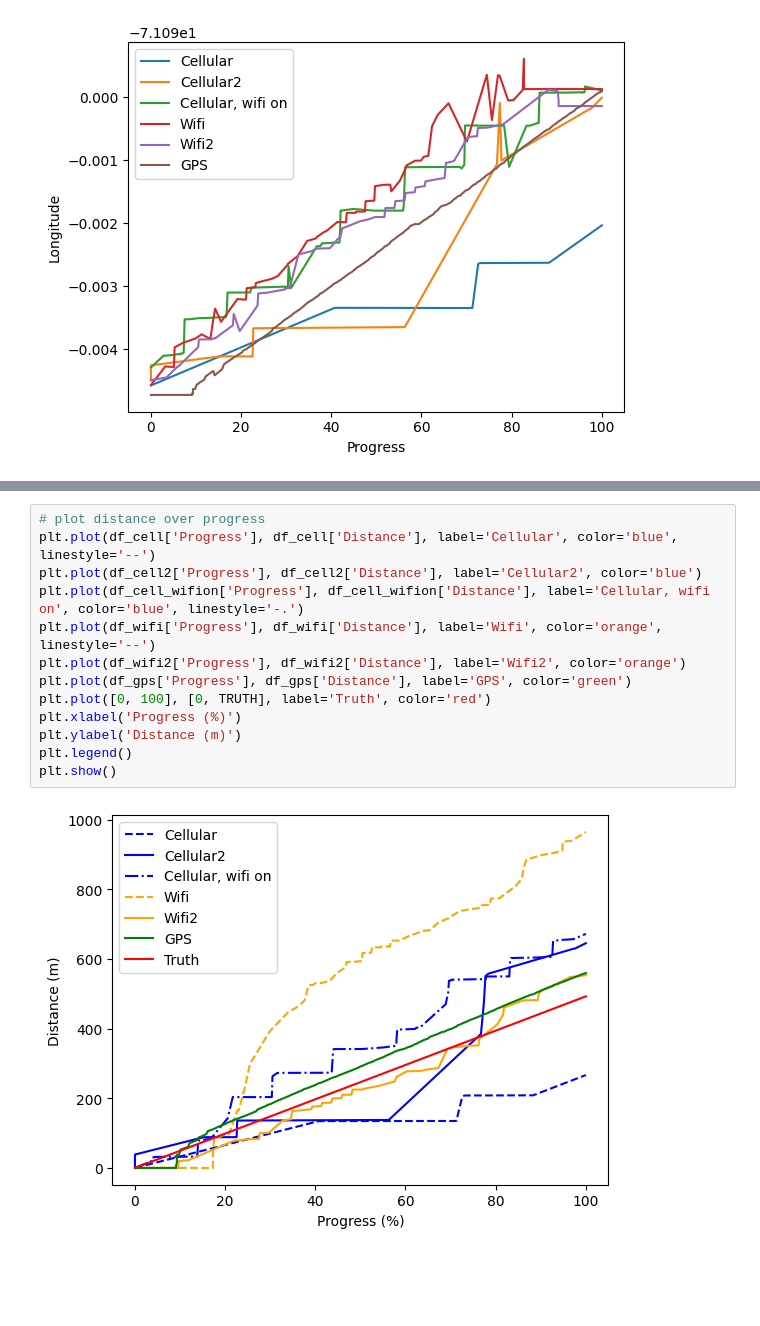
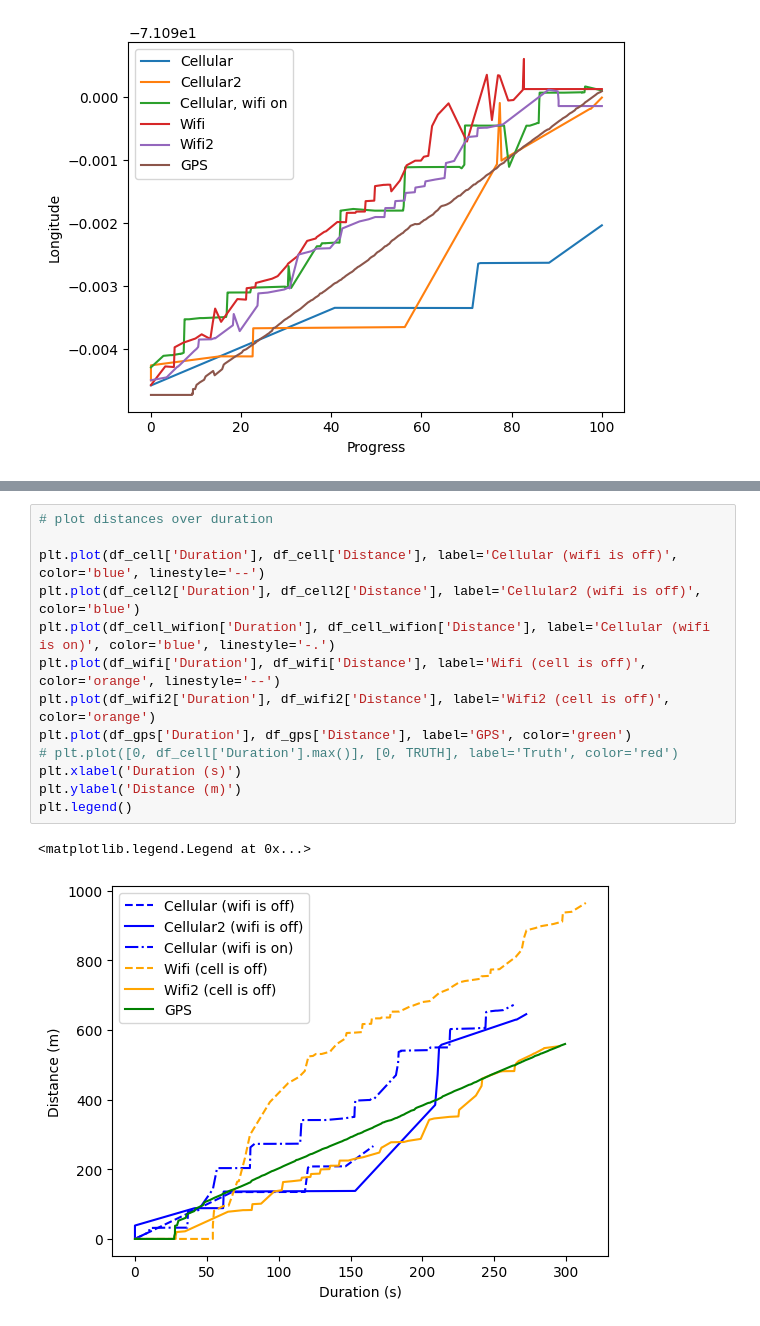
Before and after one commit to arlaptiev/double-a-battery, a Jupyter notebook: lab01/data.ipynb, the cells around one changed output, grey strips where cells are left out. Saved outputs shown, nothing was run; the diff lists cells and outputs as text; blank space fills up the shorter version.

Commit message:
distances-plot-fixed

```diff
--- a/lab01/data.ipynb
+++ b/lab01/data.ipynb
@@ -222,15 +255,16 @@ plt.show()
 # %%
-# plot distance over progress
-plt.plot(df_cell['Progress'], df_cell['Distance'], label='Cellular', color='blue', linestyle='--')
-plt.plot(df_cell2['Progress'], df_cell2['Distance'], label='Cellular2', color='blue')
-plt.plot(df_cell_wifion['Progress'], df_cell_wifion['Distance'], label='Cellular, wifi on', color='blue', linestyle='-.')
-plt.plot(df_wifi['Progress'], df_wifi['Distance'], label='Wifi', color='orange', linestyle='--')
-plt.plot(df_wifi2['Progress'], df_wifi2['Distance'], label='Wifi2', color='orange')
-plt.plot(df_gps['Progress'], df_gps['Distance'], label='GPS', color='green')
-plt.plot([0, 100], [0, TRUTH], label='Truth', color='red')
-plt.xlabel('Progress (%)')
+# plot distances over duration
+
+plt.plot(df_cell['Duration'], df_cell['Distance'], label='Cellular (wifi is off)', color='blue', linestyle='--')
+plt.plot(df_cell2['Duration'], df_cell2['Distance'], label='Cellular2 (wifi is off)', color='blue')
+plt.plot(df_cell_wifion['Duration'], df_cell_wifion['Distance'], label='Cellular (wifi is on)', color='blue', linestyle='-.')
+plt.plot(df_wifi['Duration'], df_wifi['Distance'], label='Wifi (cell is off)', color='orange', linestyle='--')
+plt.plot(df_wifi2['Duration'], df_wifi2['Distance'], label='Wifi2 (cell is off)', color='orange')
+plt.plot(df_gps['Duration'], df_gps['Distance'], label='GPS', color='green')
+# plt.plot([0, df_cell['Duration'].max()], [0, TRUTH], label='Truth', color='red')
+plt.xlabel('Duration (s)')
 plt.ylabel('Distance (m)')
 plt.legend()
-plt.show()
 # %% [output]
+<matplotlib.legend.Legend at 0x...>
-[figure, old version]
+[figure, new version]
```
Also changed, not shown: parts of 2 cells of this notebook, 8 other files.
